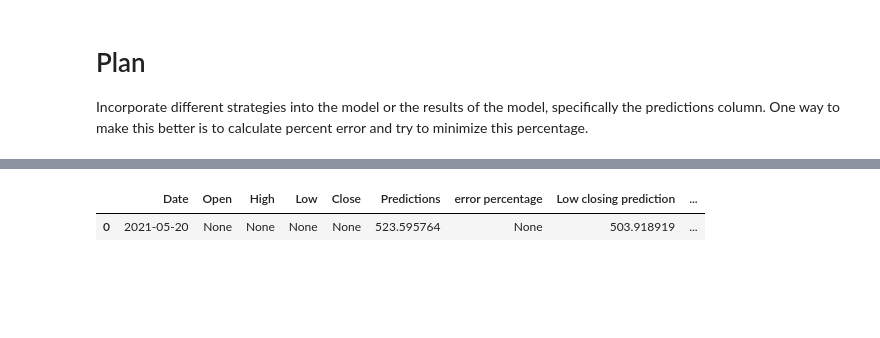
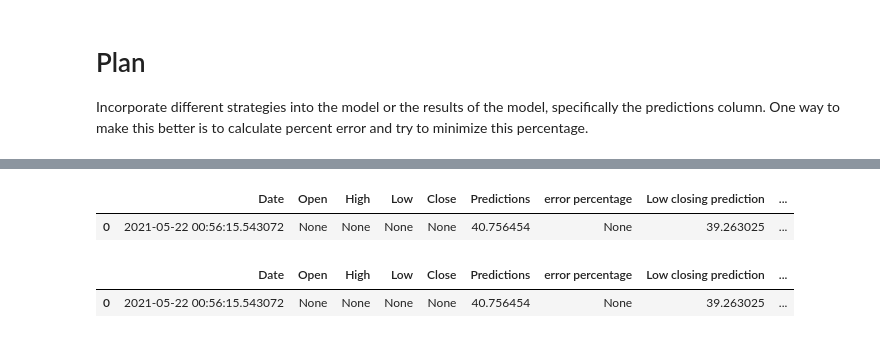
Before and after one commit to Khoivu617/Stock-Analysis, a Jupyter notebook: main.ipynb, the cells around one changed output, grey strips where cells are left out. Saved outputs shown, nothing was run; the diff lists cells and outputs as text; code cells hidden in the pictures; blank space fills up the shorter version.

```diff
--- a/main.ipynb
+++ b/main.ipynb
@@ -80,5 +268,10 @@ from keras.models import Sequential
 from keras.layers import Dense, Dropout, LSTM
 
 scaler = MinMaxScaler(feature_range=(0, 1))
-scaled_data = scaler.fit_transform(new_dataset)
-scaled_data
+scaled_data = scaler.fit_transform(new_dataset_apple) #tesla is already trained
+scaled_data_apple = scaler.fit_transform(new_dataset_msft)
+scaled_data_msft = scaler.fit_transform(new_dataset_google)
+scaled_data_google = scaler.fit_transform(new_dataset_bac)
+scaled_data_bac = scaler.fit_transform(new_dataset_bac)
+scaled_data_mvis = scaler.fit_transform(new_dataset_mvis)
+scaled_data_ymab = scaler.fit_transform(new_dataset_ymab)
@@ -172,0 +523,17 @@ See the caveats in the documentation: https://pandas.pydata.org/pandas-docs/stab
+# %%
+init_inputs = ymab['Close'][len(ymab) - len(valid_ymab) - 300:].values
+inputs = [[i] for i in init_inputs]
+inputs = scaler.transform(inputs)
+
+X_test = []
+for i in range(300,inputs.shape[0]):
+    X_test.append(inputs[i-300:i,0])
+X_test = np.array(X_test)
+
+X_test = np.reshape(X_test, (X_test.shape[0],X_test.shape[1],1))
+closing_price = models_arr[3].predict(X_test)
+closing_price = scaler.inverse_transform(closing_price)
+valid_ymab['Predictions'] = closing_price
+
+plt.plot(valid_ymab[['Close','Predictions']])
+valid_ymab
@@ -249,17 +695,30 @@ X_predict = np.array(X_predict)
 X_predict = np.reshape(X_predict, (X_predict.shape[0], 300, 1))
 closing_price_prediction = model.predict(X_predict)
 closing_price_prediction = scaler.inverse_transform(closing_price_prediction)
+# %%
+init_predict_inputs = ymab['Close'][len(ymab)-300:].values
+predict_inputs = [[i] for i in init_predict_inputs]
+predict_inputs = scaler.transform(predict_inputs)
+X_predict = []
+X_predict.append(predict_inputs[0:300,0])
+
+
+X_predict = np.array(X_predict)
+
+X_predict = np.reshape(X_predict, (X_predict.shape[0], 300, 1))
+closing_price_prediction = models_arr[3].predict(X_predict)
+closing_price_prediction = scaler.inverse_transform(closing_price_prediction)
 # %%
 #this new dataframe consists of only new predictions
 #to predict the next 100 days, need to use the predicted value of today as input for next day input, and keep repeating this process.
 
-from datetime import date
-df = pd.DataFrame([ [date.today(), None, None, None, None, closing_price_prediction[0][0], None ] ], columns=['Date', 'Open', 'High', 'Low', 'Close', 'Predictions','error percentage'])
+import datetime
+df = pd.DataFrame([ [datetime.datetime.today() + datetime.timedelta(days=1), None, None, None, None, closing_price_prediction[0][0], None ] ], columns=['Date', 'Open', 'High', 'Low', 'Close', 'Predictions','error percentage'])
 df['Low closing prediction'] = closing_price_prediction[0][0] * (1+negAvg/100)
 df['High closing prediction'] = closing_price_prediction[0][0] * (1+posAvg/100)
 df
 # %% [output]
 |  | Date | Open | High | Low | Close | Predictions | error percentage | Low closing prediction | ... |
-| 0 | 2021-05-20 | None | None | None | None | 523.595764 | None | 503.918919 | ... |
+| 0 | 2021-05-22 00:56:15.543072 | None | None | None | None | 40.756454 | None | 39.263025 | ... |
 # %%
 #saving model
@@ -269,0 +729,8 @@ df
+# %%
+df.to_csv("predictions/apple_predictions.csv")
+df['negAvg'] = negAvg
+df['posAvg'] = posAvg
+df
+# %% [output]
+|  | Date | Open | High | Low | Close | Predictions | error percentage | Low closing prediction | ... |
+| 0 | 2021-05-22 00:56:15.543072 | None | None | None | None | 40.756454 | None | 39.263025 | ... |
```
Also changed, not shown: parts of 40 cells of this notebook, 13 other files.
